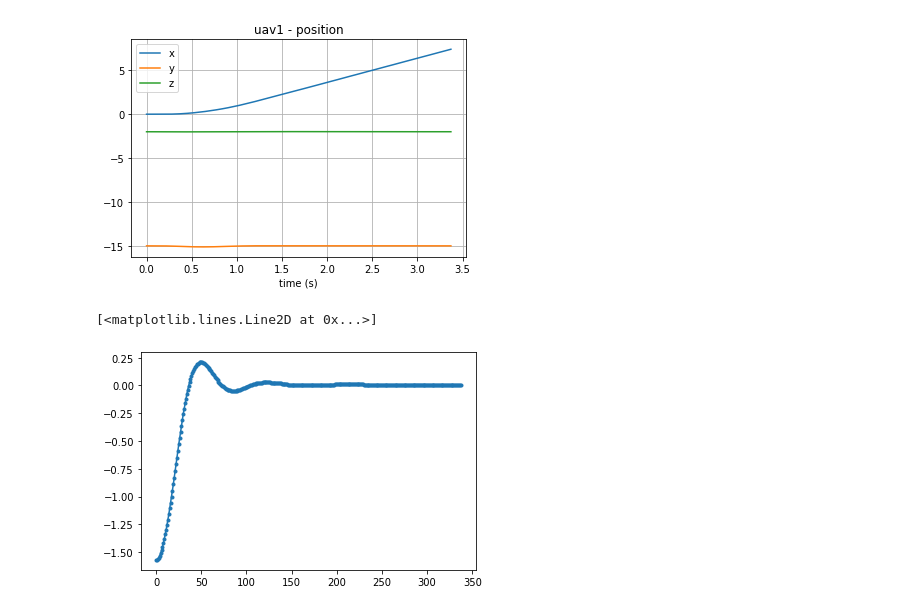
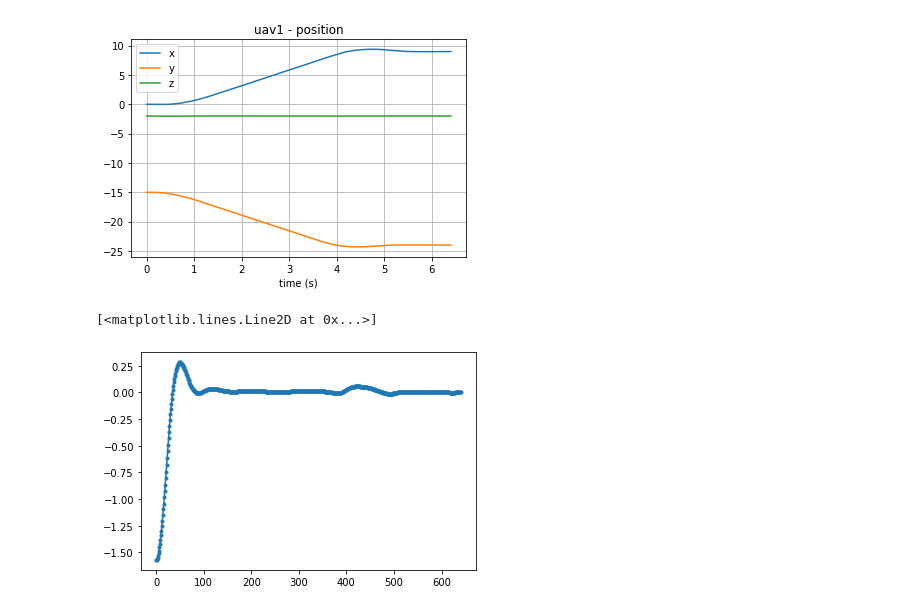
Before and after one commit to esiaero/flightgoggles, a Jupyter notebook: notebooks/demo_uav.ipynb, the cells around one changed output. Cells and saved outputs as stored; diff of their text form; code cells hidden in the pictures.

```diff
--- a/notebooks/demo_uav.ipynb
+++ b/notebooks/demo_uav.ipynb
@@ -25,36 +25,35 @@ if __name__ == "__main__":
     curr_att = env.get_state("uav1")["attitude_euler_angle"]
     curr_vel = env.get_state("uav1")["velocity"]
 
     target_pose = np.zeros(4)
-    target_pose[:3] = curr_pos + np.array([9.0,0.0,0.0])
+    target_pose[:3] = curr_pos + np.array([9.0,-9.0,0.0])
     target_pose[3] = curr_att[2] + np.pi/2
 
     att_accumulator = np.array([curr_att[2]])
     while np.linalg.norm(curr_pos - target_pose[:3]) > 0.01 or np.sum(curr_vel**2) > 0.01:
 
         collided = env.proceed_waypoint(vehicle_id="uav1",
                                         # need to read up more on attitude and path finding to find better value
                                         # shuold add attitude to wayp_comm?
                                         waypoint_command=target_pose,
                                         duration=0.01)
         curr_pos = env.get_state("uav1")["position"]
         curr_vel = env.get_state("uav1")["velocity"]
         att_accumulator = np.append(att_accumulator, env.get_state("uav1")["attitude_euler_angle"][2])
         if collided:
             stop = True
             break
 
-
     env.plot_state(vehicle_id="uav1", attribute="position")
     env.save_logs(vehicle_id="uav1", save_dir="data/")
 
     ani_set = env.plot_state_video(flag_save=False, filename="uav", dpi=400)
     if "cam1" in ani_set.keys():
         display(HTML(ani_set["cam1"].to_html5_video()))
     env.close()
 # %% [output]
 [interactive output not drawn]
-[figure, old version]
+[figure, new version]
 # %%
 import matplotlib.pyplot as plt
 
@@ -63,4 +62,4 @@ y = att_accumulator
 plt.plot(x, y, marker='.')
 # %% [output]
 [<matplotlib.lines.Line2D at 0x...>]
-[figure, old version]
+[figure, new version]
```
Also changed, not shown: 1 other file.
